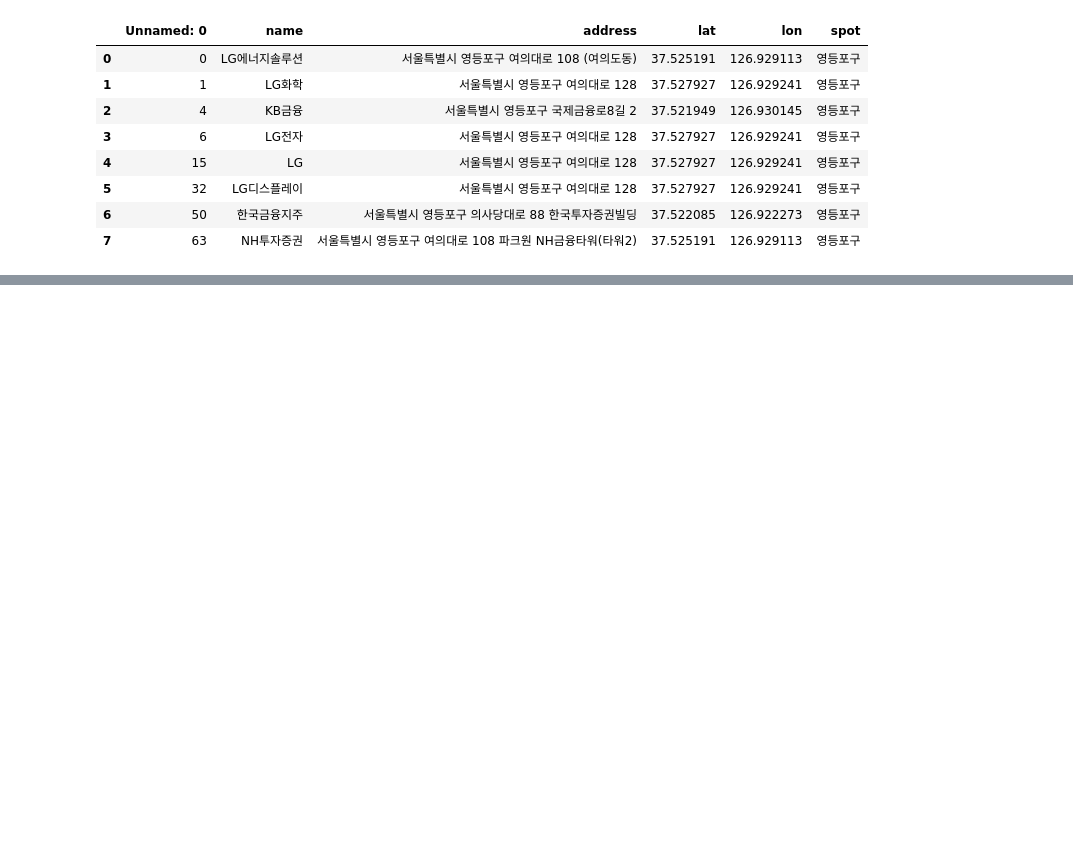
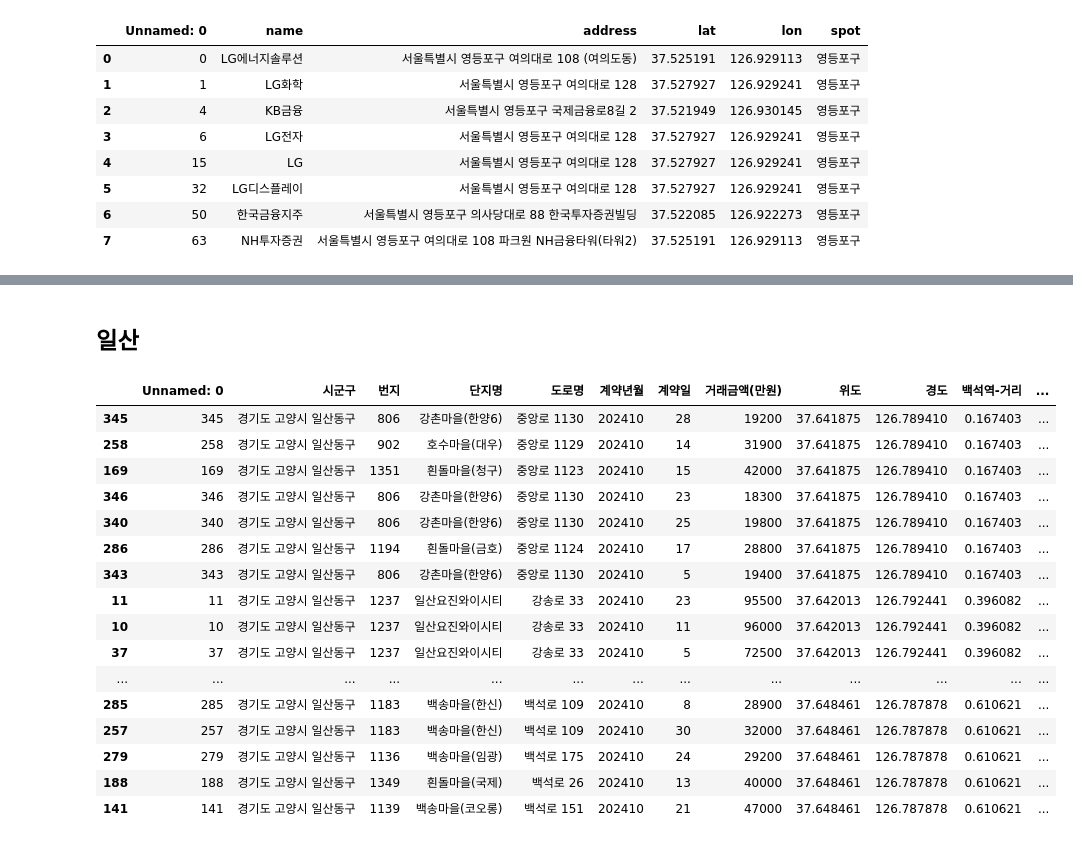
Before and after one commit to SnapishAgent/Ilsan-Investment-Insight, a Jupyter notebook: 교통 접근성/dataset_preprocessing_company_info.ipynb, the cells around one changed output, grey strips where cells are left out. Cells and saved outputs as stored; diff of their text form; code cells hidden in the pictures; blank space fills up the shorter version.

Commit message:
직주근접성 : dataset preprocessing (4) : get KAKAOAPI_result, straight-line distance

```diff
--- a/교통 접근성/dataset_preprocessing_company_info.ipynb
+++ b/교통 접근성/dataset_preprocessing_company_info.ipynb
@@ -298,0 +340,2 @@ display(selected_df)
+# %%
+data_station = pd.read_csv("/Users/shinjh/Desktop/likelion/mid_project/dataset_교통접근성/filtered_subway_station_data_일산분당신도시.csv")
@@ -298,0 +528,23 @@ display(selected_df)
+# %%
+import folium
+
+map_folium = folium.Map()
+# mean_lat_lon_list = []
+
+for idx, i in enumerate(range(len(data_station_bundang))):
+    selected_station = data_station_bundang.iloc[i]
+
+    popup = folium.Popup(f"{i} {selected_station.loc['역사명']}", max_width=200)
+    folium.Circle(location=[selected_station.loc['역위도'], selected_station.loc['역경도']], fill=True, fill_opacity=1, popup=popup).add_to(map_folium)
+
+for idx, k in enumerate(range(len(top3_df_bundang))):
+    selected = top3_df_bundang.loc[k]
+
+    # try:
+    popup = folium.Popup(f"{k} {selected.loc['단지명']}/{selected.loc['기준위치']}", max_width=30)
+    folium.Circle(location=[float(selected.loc['위도']), float(selected.loc['경도'])], popup=popup, fill=True, fill_opacity=1, color="red").add_to(map_folium)
+    # except:
+    #     print(f"MISSING : {selected.loc['단지명']} / {selected.loc['위도']} / {selected.loc['경도']}")
+    #     continue
+
+map_folium
@@ -298,0 +555,40 @@ display(selected_df)
+# %% [markdown]
+## 일산
+# %%
+for idx, i in enumerate(range(len(data_station_ilsan))):
+    selected_station = data_station_ilsan.iloc[i]
+    selected_station_name = selected_station.loc['역사명']
+
+    reference_lat = selected_station.loc['역위도']  # 서울 위도
+    reference_lon = selected_station.loc['역경도']  # 서울 경도
+
+    try:
+        selected_ilsan[f'{selected_station_name}-거리'] = selected_ilsan.apply(
+            lambda row: haversine(reference_lat, reference_lon, row['위도'], row['경도'])
+                        if pd.notna(row['위도']) and pd.notna(row['경도'])
+                        else None,  # 결측값은 None 또는 np.nan 반환
+            axis=1
+            )
+    except :
+        print(f"MISSING")
+        continue
+# %%
+selected_ilsan.sort_values(by='백석역-거리').head(20)
+# %% [output]
+|  | Unnamed: 0 | 시군구 | 번지 | 단지명 | 도로명 | 계약년월 | 계약일 | 거래금액(만원) | 위도 | 경도 | 백석역-거리 | ... |
+| 345 | 345 | 경기도 고양시 일산동구 | 806 | 강촌마을(한양6) | 중앙로 1130 | 202410 | 28 | 19200 | 37.641875 | 126.789410 | 0.167403 | ... |
+| 258 | 258 | 경기도 고양시 일산동구 | 902 | 호수마을(대우) | 중앙로 1129 | 202410 | 14 | 31900 | 37.641875 | 126.789410 | 0.167403 | ... |
+| 169 | 169 | 경기도 고양시 일산동구 | 1351 | 흰돌마을(청구) | 중앙로 1123 | 202410 | 15 | 42000 | 37.641875 | 126.789410 | 0.167403 | ... |
+| 346 | 346 | 경기도 고양시 일산동구 | 806 | 강촌마을(한양6) | 중앙로 1130 | 202410 | 23 | 18300 | 37.641875 | 126.789410 | 0.167403 | ... |
+| 340 | 340 | 경기도 고양시 일산동구 | 806 | 강촌마을(한양6) | 중앙로 1130 | 202410 | 25 | 19800 | 37.641875 | 126.789410 | 0.167403 | ... |
+| 286 | 286 | 경기도 고양시 일산동구 | 1194 | 흰돌마을(금호) | 중앙로 1124 | 202410 | 17 | 28800 | 37.641875 | 126.789410 | 0.167403 | ... |
+| 343 | 343 | 경기도 고양시 일산동구 | 806 | 강촌마을(한양6) | 중앙로 1130 | 202410 | 5 | 19400 | 37.641875 | 126.789410 | 0.167403 | ... |
+| 11 | 11 | 경기도 고양시 일산동구 | 1237 | 일산요진와이시티 | 강송로 33 | 202410 | 23 | 95500 | 37.642013 | 126.792441 | 0.396082 | ... |
+| 10 | 10 | 경기도 고양시 일산동구 | 1237 | 일산요진와이시티 | 강송로 33 | 202410 | 11 | 96000 | 37.642013 | 126.792441 | 0.396082 | ... |
+| 37 | 37 | 경기도 고양시 일산동구 | 1237 | 일산요진와이시티 | 강송로 33 | 202410 | 5 | 72500 | 37.642013 | 126.792441 | 0.396082 | ... |
+| ... | ... | ... | ... | ... | ... | ... | ... | ... | ... | ... | ... | ... |
+| 285 | 285 | 경기도 고양시 일산동구 | 1183 | 백송마을(한신) | 백석로 109 | 202410 | 8 | 28900 | 37.648461 | 126.787878 | 0.610621 | ... |
+| 257 | 257 | 경기도 고양시 일산동구 | 1183 | 백송마을(한신) | 백석로 109 | 202410 | 30 | 32000 | 37.648461 | 126.787878 | 0.610621 | ... |
+| 279 | 279 | 경기도 고양시 일산동구 | 1136 | 백송마을(임광) | 백석로 175 | 202410 | 24 | 29200 | 37.648461 | 126.787878 | 0.610621 | ... |
+| 188 | 188 | 경기도 고양시 일산동구 | 1349 | 흰돌마을(국제) | 백석로 26 | 202410 | 13 | 40000 | 37.648461 | 126.787878 | 0.610621 | ... |
+| 141 | 141 | 경기도 고양시 일산동구 | 1139 | 백송마을(코오롱) | 백석로 151 | 202410 | 21 | 47000 | 37.648461 | 126.787878 | 0.610621 | ... |
```
Also changed, not shown: parts of 52 cells of this notebook.
